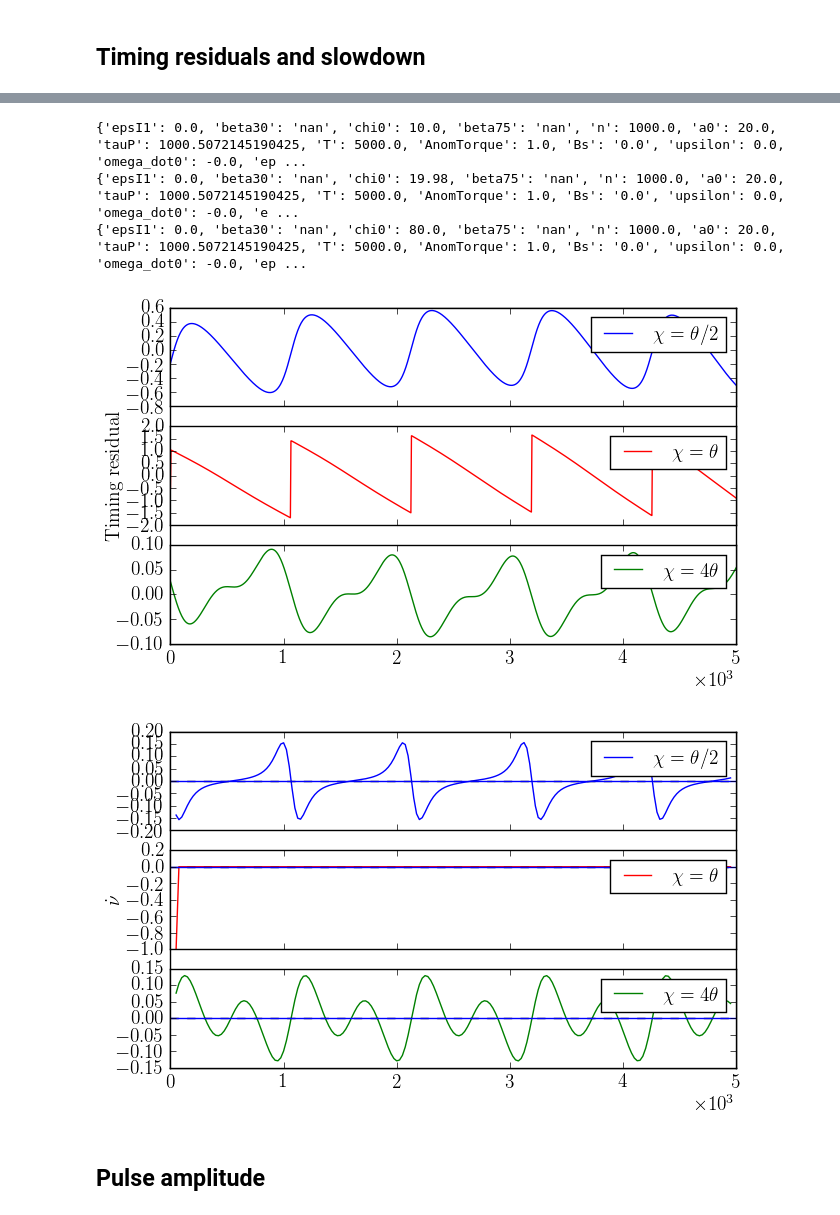
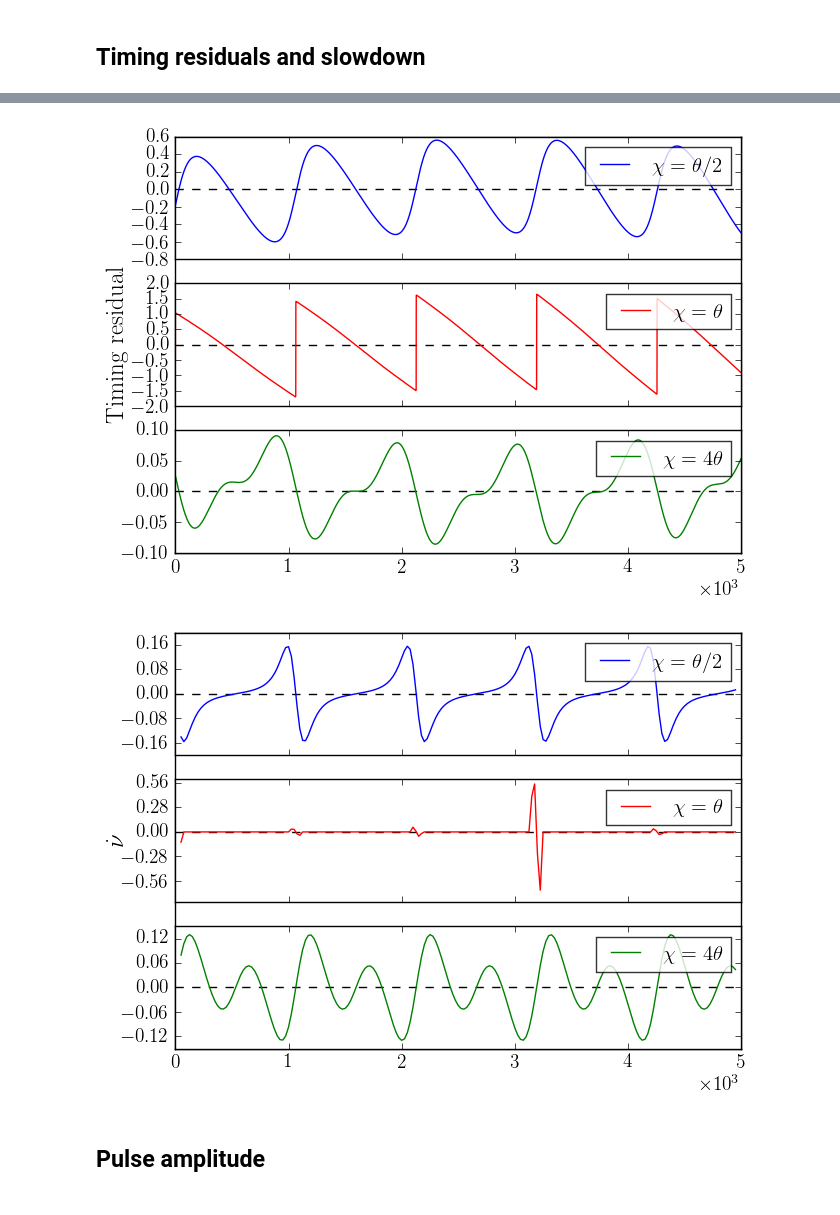
Before and after one commit to GregoryAshton/neutron_star_modelling, a Jupyter notebook: TimingNoiseModels/InertialSpaceResults/GeneratePlots.ipynb, the cells around one changed output, grey strips where cells are left out. Saved outputs shown, nothing was run; the diff lists cells and outputs as text; code cells hidden in the pictures.

```diff
--- a/TimingNoiseModels/InertialSpaceResults/GeneratePlots.ipynb
+++ b/TimingNoiseModels/InertialSpaceResults/GeneratePlots.ipynb
@@ -14,13 +15,18 @@ In this notebook all plots for this section are generated. We will use the `nsmo
 # %% [markdown]
 ## Biaxial body with no torque
 # %%
-file_name = main(chi0=80, epsI3=1e-3, epsA=0.0, omega0=10, T=5e3,
-                 n=10000, error=1e-18, a0=15, cleanup=False)
+T = 5e3
+omega0 = 10
+epsI3 = 1e-3
+a0 = 15.0
+file_name = main(chi0=80, epsI3=epsI3, epsA=0.0, omega0=omega0, T=T,
+                 n=10000, error=1e-18, a0=a0, cleanup=False)
 
 axes = Plot.Spherical_Plot(file_name, save_fig=True)
 plt.show()
 
-axes = Plot.Euler_Angles(file_name, save_fig=True)
+axes = Plot.Euler_Angles(file_name, save_fig=True, analytic=True)
+
 plt.show()
 # %% [output]
 WARNING: File already exists and cleanup=False
@@ -223,14 +229,14 @@ chi0_list = [10.0, np.degrees(theta_0), 80.0]
 label_list = [r"$\chi=\theta/2$", r"$\chi=\theta$", r"$\chi= 4\theta$", "something else"]
 color_list = ["b", "r", "g", "k"]
 
-fig1 = plt.figure()
+fig1 = plt.figure(figsize=(7.3, 5.2))
 ax_1 = fig1.add_subplot(111, yticklabels=[], xticklabels=[], ylabel="Timing residual")
 ax_1.yaxis.labelpad = 30
 ax11 = fig1.add_subplot(311)
 ax12 = fig1.add_subplot(312)
 ax13 = fig1.add_subplot(313)
 
-fig2 = plt.figure()
+fig2 = plt.figure(figsize=(7.3, 5.2))
 ax_2 = fig2.add_subplot(111, yticklabels=[], xticklabels=[], ylabel=r"$\dot{\nu}$")
 ax_2.yaxis.labelpad = 30
 ax21 = fig2.add_subplot(311)
@@ -244,43 +250,45 @@ for chi0, label, color, ax1, ax2 in zip(chi0_list, label_list, color_list,
                                         [ax21, ax22, ax23] ):
 
     file_name = main(chi0=chi0, epsI3=epsI3, epsA=epsA, omega0=omega0, T=T,
-                     n=1000, error=1e-16, a0=a0, cleanup=True)
+                     n=10000, error=1e-16, a0=a0, cleanup=True)
 
     ax1 = Plot.timing_residual(file_name, ax=ax1, order=2,
                                     label=label, color=color)
 
     ax2 = Plot.nu_dot(file_name, ax=ax2, normalise=True,
                                     label=label, color=color)
 
+
     ax1.set_xlabel("")
     ax1.set_ylabel("")
     #ax1.set_yticklabels([])
-    ax1.legend()
+    ax1.legend(framealpha=0.8)
     ax2.set_ylabel("")
     ax2.set_xlabel("")
     #ax2.set_yticklabels([])
-    ax2.legend()
+    ax2.legend(framealpha=0.8)
+    locators = np.diff(ax2.get_ylim())[0]/5.
+    ax2.yaxis.set_major_locator(MultipleLocator(locators))
 
 ax11.set_xticklabels([])
 ax12.set_xticklabels([])
 fig1.subplots_adjust(hspace=0.2)
 #ax1.axhline(0.0, ls="-", color="k", lw=.5)
 #ax1.legend(framealpha=0.9, loc=1)
 fig1.savefig("img/Timing_residuals_no_torque.pdf")
 
 ax21.set_xticklabels([])
 ax22.set_xticklabels([])
 fig2.subplots_adjust(hspace=0.2)
 #ax2.legend(framealpha=0.9, loc=1)
+#ax22.set_xlim(1e3, 5e3)
+#ax22.set_ylim()
 fig2.savefig("img/nu_dot_no_torque.pdf")
 
 plt.show()
 # %% [output]
-{'epsI1': 0.0, 'beta30': 'nan', 'chi0': 10.0, 'beta75': 'nan', 'n': 1000.0, 'a0': 20.0, 'tauP': 1000.5072145190425, 'T': 5000.0, 'AnomTorque': 1.0, 'Bs': '0.0', 'upsilon': 0.0, 'omega_dot0': -0.0, 'ep ...
-{'epsI1': 0.0, 'beta30': 'nan', 'chi0': 19.98, 'beta75': 'nan', 'n': 1000.0, 'a0': 20.0, 'tauP': 1000.5072145190425, 'T': 5000.0, 'AnomTorque': 1.0, 'Bs': '0.0', 'upsilon': 0.0, 'omega_dot0': -0.0, 'e ...
-{'epsI1': 0.0, 'beta30': 'nan', 'chi0': 80.0, 'beta75': 'nan', 'n': 1000.0, 'a0': 20.0, 'tauP': 1000.5072145190425, 'T': 5000.0, 'AnomTorque': 1.0, 'Bs': '0.0', 'upsilon': 0.0, 'omega_dot0': -0.0, 'ep ...
-[figure, old version]
+[figure, new version]
-[figure, old version]
+[figure, new version]
 # %% [markdown]
 ## Pulse amplitude
 # %%
```
Also changed, not shown: parts of 4 cells of this notebook, 14 other files.
